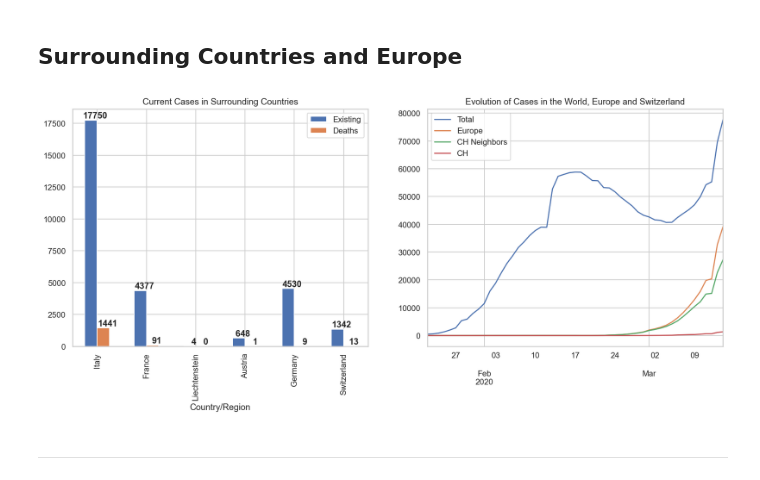
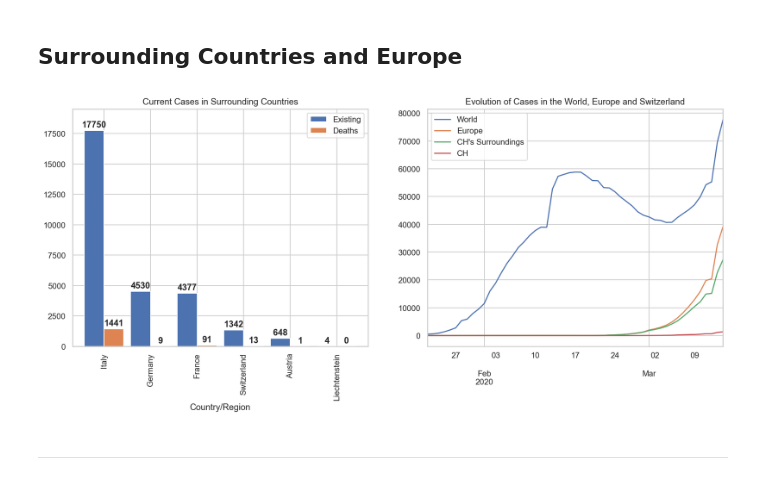
Before and after one commit to fredmontet/co-vidis, a Jupyter notebook: notebooks/co-vidis.ipynb, the cells around one changed output. Saved outputs shown, nothing was run; the diff lists cells and outputs as text; code cells hidden in the pictures.

Commit message:
update surrounding plot

```diff
--- a/notebooks/co-vidis.ipynb
+++ b/notebooks/co-vidis.ipynb
@@ -127,31 +127,35 @@ df2 = pd.DataFrame(by_country["deaths"][CH_neighbors + CH].iloc[-1].astype(int))
 df1.rename(columns={df1.columns[-1]:"Existing"}, inplace=True)
 df2.rename(columns={df2.columns[-1]:"Deaths"}, inplace=True)
 df = pd.concat([df1,df2], axis=1)
+df = df.sort_values("Existing", ascending=False)
 # %%
 fig, (ax1, ax2) = plt.subplots(1,2)
 
 ax1.grid(True)
-
-df.plot.bar(title="Current Cases in Surrounding Countries", ax=ax1, figsize=(16,6));
+ax1.set_ymargin(0.1)
+df.plot.bar(title="Current Cases in Surrounding Countries",
+            ax=ax1,
+            width=0.85,
+            figsize=(16,6));
 for p in ax1.patches:
     ax1.annotate(str(p.get_height()),
-                 (p.get_x()+p.get_width()/1.2, p.get_height()*1),
+                 (p.get_x()+p.get_width()/2, p.get_height()+100),
                  ha='center',
                  va='center',
                  xytext=(0, 6),
                  textcoords='offset points',
-                 fontweight="bold")
+                 fontweight="semibold",
+                 rotation=0)
 
 dfe = by_country["existing"]
 dfe.sum(axis=1).plot(ax=ax2, title="Evolution of Cases in the World, Europe and Switzerland");
-
 dfe[EU].sum(axis=1).plot(ax=ax2)
 dfe[CH_neighbors].sum(axis=1).plot(ax=ax2)
 dfe[CH].sum(axis=1).plot(ax=ax2)
 
-ax2.legend(["Total", "Europe", "CH Neighbors", "CH"]);
+ax2.legend(["World", "Europe", "CH's Surroundings", "CH"]);
 # %% [output]
-[figure, old version]
+[figure, new version]
 # %% [markdown]
 ---
 # %%
```
